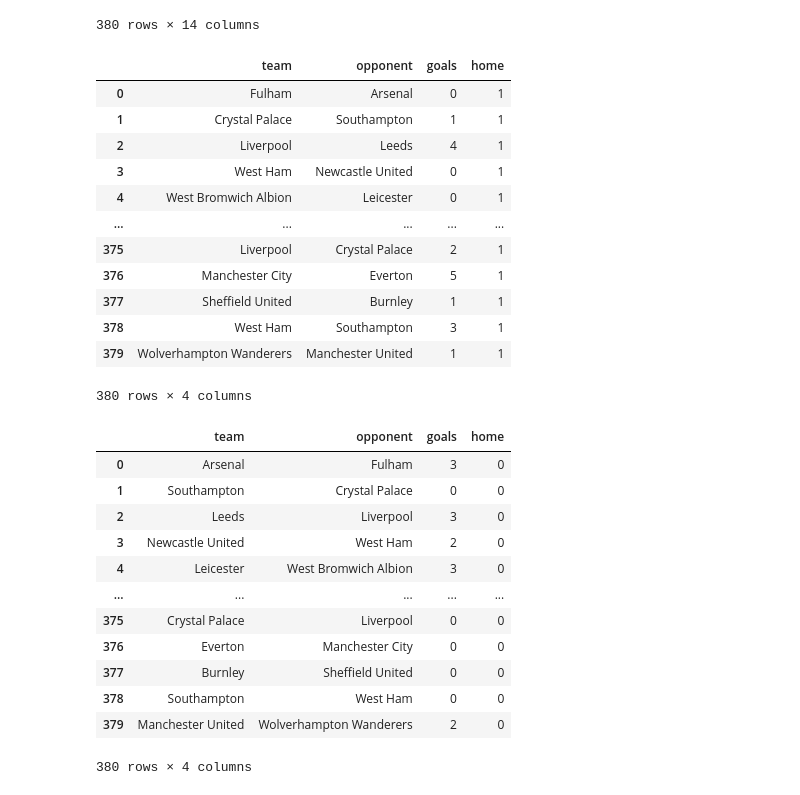
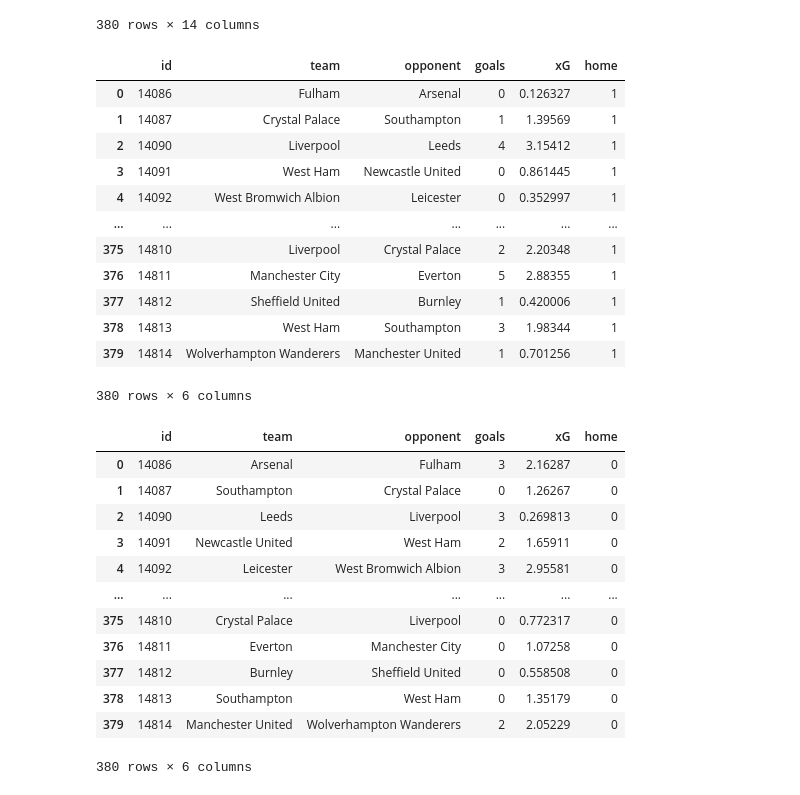
Before and after one commit to VictorAnnell/football-project, a Jupyter notebook: ClubPerformance.ipynb, the cells around one changed output. Saved outputs shown, nothing was run; the diff lists cells and outputs as text; code cells hidden in the pictures.

```diff
--- a/ClubPerformance.ipynb
+++ b/ClubPerformance.ipynb
@@ -47,40 +47,40 @@ df_epl_2020
 | 379 | 14814 | True | {'id': '229', 'title': 'Wolverham... | {'id': '89', 'title': 'Manchester... | {'h': '1', 'a': '2'} | {'h': '0.701256', 'a': '2.05229'} | 2021-05-23 15:00:00 | {'w': '0.0767', 'd': '0.1725', 'l... | Wolverhampton Wanderers | Manchester United | ... |
 380 rows × 14 columns
 # %%
-home = df_epl_2020[['homeTeam', 'awayTeam', 'homeGoals']].assign(home=1).rename(
-    columns={'homeTeam': 'team', 'awayTeam': 'opponent', 'homeGoals': 'goals'})
+home = df_epl_2020[['id', 'homeTeam', 'awayTeam', 'homeGoals', 'homexG']].assign(home=1).rename(
+    columns={'homeTeam': 'team', 'awayTeam': 'opponent', 'homeGoals': 'goals', 'homexG': 'xG'})
 
 home
 # %% [output]
-|  | team | opponent | goals | home |
-| 0 | Fulham | Arsenal | 0 | 1 |
-| 1 | Crystal Palace | Southampton | 1 | 1 |
-| 2 | Liverpool | Leeds | 4 | 1 |
-| 3 | West Ham | Newcastle United | 0 | 1 |
-| 4 | West Bromwich Albion | Leicester | 0 | 1 |
-| ... | ... | ... | ... | ... |
-| 375 | Liverpool | Crystal Palace | 2 | 1 |
-| 376 | Manchester City | Everton | 5 | 1 |
-| 377 | Sheffield United | Burnley | 1 | 1 |
-| 378 | West Ham | Southampton | 3 | 1 |
-| 379 | Wolverhampton Wanderers | Manchester United | 1 | 1 |
+|  | id | team | opponent | goals | xG | home |
+| 0 | 14086 | Fulham | Arsenal | 0 | 0.126327 | 1 |
+| 1 | 14087 | Crystal Palace | Southampton | 1 | 1.39569 | 1 |
+| 2 | 14090 | Liverpool | Leeds | 4 | 3.15412 | 1 |
+| 3 | 14091 | West Ham | Newcastle United | 0 | 0.861445 | 1 |
+| 4 | 14092 | West Bromwich Albion | Leicester | 0 | 0.352997 | 1 |
+| ... | ... | ... | ... | ... | ... | ... |
+| 375 | 14810 | Liverpool | Crystal Palace | 2 | 2.20348 | 1 |
+| 376 | 14811 | Manchester City | Everton | 5 | 2.88355 | 1 |
+| 377 | 14812 | Sheffield United | Burnley | 1 | 0.420006 | 1 |
+| 378 | 14813 | West Ham | Southampton | 3 | 1.98344 | 1 |
+| 379 | 14814 | Wolverhampton Wanderers | Manchester United | 1 | 0.701256 | 1 |
-380 rows × 4 columns
+380 rows × 6 columns
 # %%
-away = df_epl_2020[['awayTeam', 'homeTeam', 'awayGoals']].assign(home=0).rename(
-    columns={'awayTeam': 'team', 'homeTeam': 'opponent', 'awayGoals': 'goals'})
+away = df_epl_2020[['id', 'awayTeam', 'homeTeam', 'awayGoals', 'awayxG']].assign(home=0).rename(
+    columns={'awayTeam': 'team', 'homeTeam': 'opponent', 'awayGoals': 'goals', 'awayxG': 'xG'})
 away
 # %% [output]
-|  | team | opponent | goals | home |
-| 0 | Arsenal | Fulham | 3 | 0 |
-| 1 | Southampton | Crystal Palace | 0 | 0 |
-| 2 | Leeds | Liverpool | 3 | 0 |
-| 3 | Newcastle United | West Ham | 2 | 0 |
-| 4 | Leicester | West Bromwich Albion | 3 | 0 |
-| ... | ... | ... | ... | ... |
-| 375 | Crystal Palace | Liverpool | 0 | 0 |
-| 376 | Everton | Manchester City | 0 | 0 |
-| 377 | Burnley | Sheffield United | 0 | 0 |
-| 378 | Southampton | West Ham | 0 | 0 |
-| 379 | Manchester United | Wolverhampton Wanderers | 2 | 0 |
+|  | id | team | opponent | goals | xG | home |
+| 0 | 14086 | Arsenal | Fulham | 3 | 2.16287 | 0 |
+| 1 | 14087 | Southampton | Crystal Palace | 0 | 1.26267 | 0 |
+| 2 | 14090 | Leeds | Liverpool | 3 | 0.269813 | 0 |
+| 3 | 14091 | Newcastle United | West Ham | 2 | 1.65911 | 0 |
+| 4 | 14092 | Leicester | West Bromwich Albion | 3 | 2.95581 | 0 |
+| ... | ... | ... | ... | ... | ... | ... |
+| 375 | 14810 | Crystal Palace | Liverpool | 0 | 0.772317 | 0 |
+| 376 | 14811 | Everton | Manchester City | 0 | 1.07258 | 0 |
+| 377 | 14812 | Burnley | Sheffield United | 0 | 0.558508 | 0 |
+| 378 | 14813 | Southampton | West Ham | 0 | 1.35179 | 0 |
+| 379 | 14814 | Manchester United | Wolverhampton Wanderers | 2 | 2.05229 | 0 |
-380 rows × 4 columns
+380 rows × 6 columns
 # %%
```
Also changed, not shown: parts of 5 cells of this notebook.
